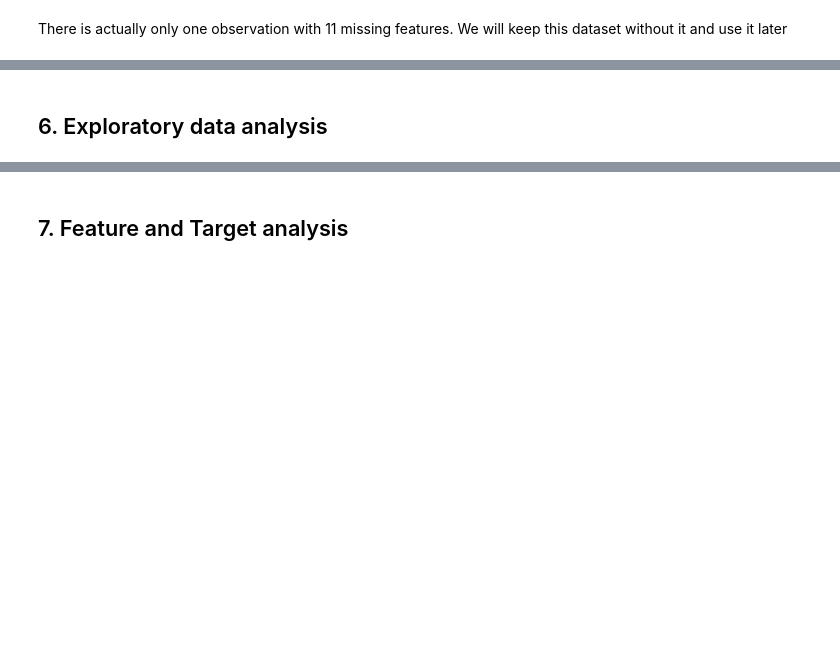
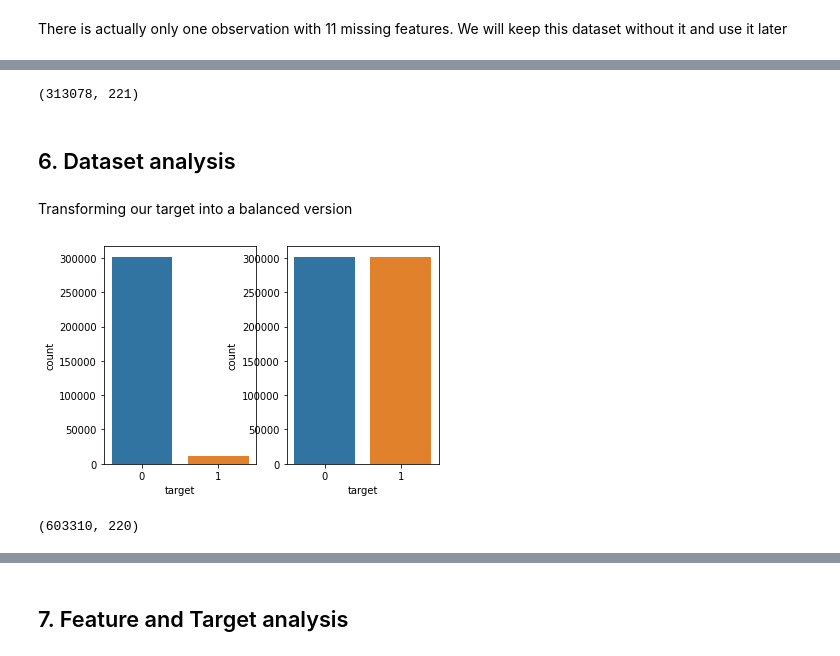
Before and after one commit to ilanGrynszpan/Porto-Seguro-Car-Insurance---Kaggle-challenge, a Jupyter notebook: Kaggle_Challenge_Porto_Seguro_Car_Insurance.ipynb, the cells around one changed output, grey strips where cells are left out. Drawn from its saved outputs; the diff is of its cells as text; code cells hidden in the pictures; blank space fills up the shorter version.

```diff
--- a/Kaggle_Challenge_Porto_Seguro_Car_Insurance.ipynb
+++ b/Kaggle_Challenge_Porto_Seguro_Car_Insurance.ipynb
@@ -241,2 +253,8 @@ data_not_na.shape
+# %%
+data_not_na.shape
+# %% [output]
+(313078, 221)
 # %% [markdown]
-## 6. Exploratory data analysis
+## 6. Dataset analysis
+# %% [markdown]
+Transforming our target into a balanced version
@@ -242,0 +271,11 @@ data_not_na.shape
+# %%
+fig, ax =plt.subplots(1,2)
+sns.countplot(data_not_na_unbalanced.target, ax=ax[0])
+sns.countplot(data_not_na.target, ax=ax[1])
+fig.show()
+# %% [output]
+[figure, added]
+# %%
+data_not_na.shape
+# %% [output]
+(603310, 220)
```
Also changed, not shown: parts of 71 cells of this notebook.
